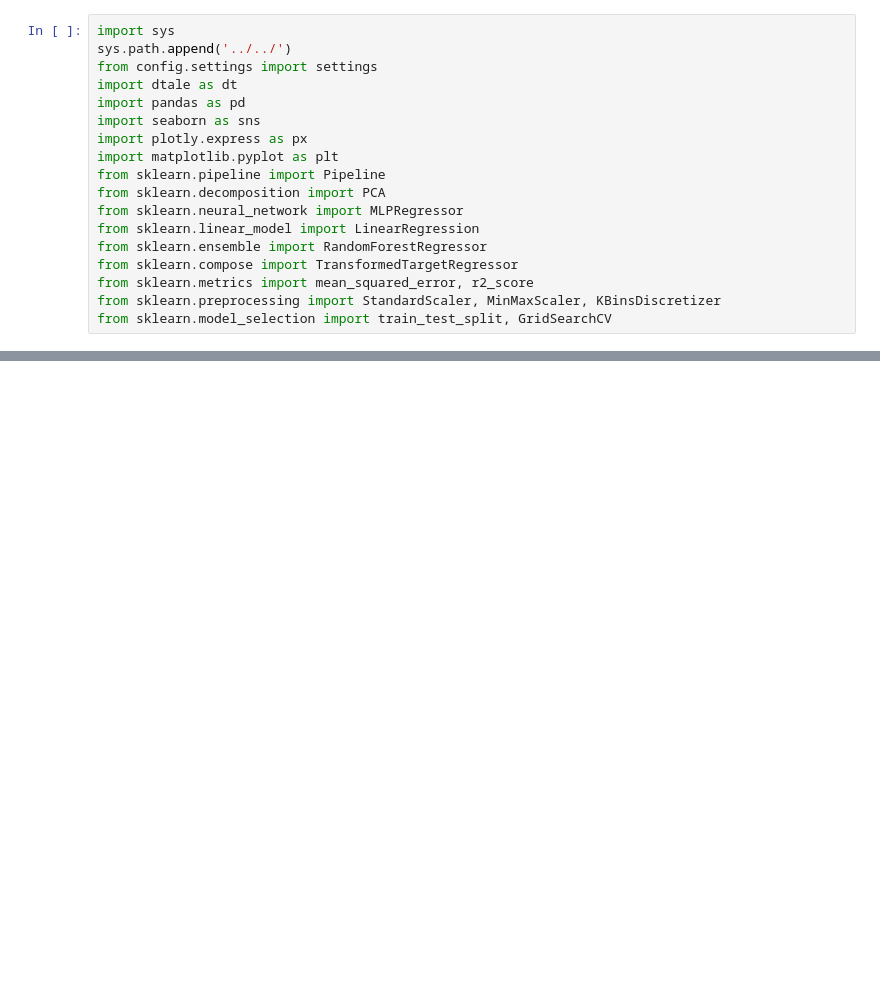
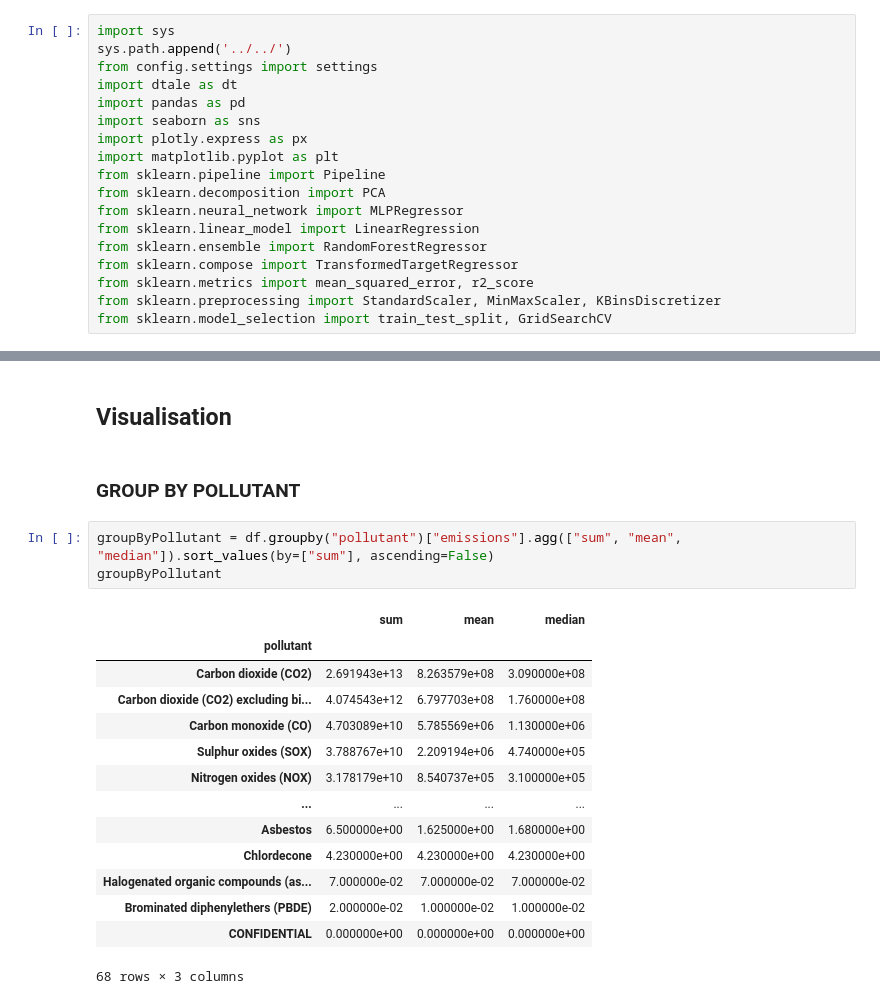
Before and after one commit to FanZy0127/environmental_impact, a Jupyter notebook: modules/Air/jupyter_main_air.ipynb, the cells around one changed output, grey strips where cells are left out. Saved outputs shown, nothing was run; the diff lists cells and outputs as text; blank space fills up the shorter version.

```diff
--- a/modules/Air/jupyter_main_air.ipynb
+++ b/modules/Air/jupyter_main_air.ipynb
@@ -26,0 +310,22 @@ df = pd.read_csv(data_F1_1)
+# %% [markdown]
+## Visualisation
+# %% [markdown]
+### GROUP BY POLLUTANT
+# %%
+groupByPollutant = df.groupby("pollutant")["emissions"].agg(["sum", "mean", "median"]).sort_values(by=["sum"], ascending=False)
+groupByPollutant
+# %% [output]
+|  | sum | mean | median |
+| pollutant |  |  |  |
+| Carbon dioxide (CO2) | 2.691943e+13 | 8.263579e+08 | 3.090000e+08 |
+| Carbon dioxide (CO2) excluding bi... | 4.074543e+12 | 6.797703e+08 | 1.760000e+08 |
+| Carbon monoxide (CO) | 4.703089e+10 | 5.785569e+06 | 1.130000e+06 |
+| Sulphur oxides (SOX) | 3.788767e+10 | 2.209194e+06 | 4.740000e+05 |
+| Nitrogen oxides (NOX) | 3.178179e+10 | 8.540737e+05 | 3.100000e+05 |
+| ... | ... | ... | ... |
+| Asbestos | 6.500000e+00 | 1.625000e+00 | 1.680000e+00 |
+| Chlordecone | 4.230000e+00 | 4.230000e+00 | 4.230000e+00 |
+| Halogenated organic compounds (as... | 7.000000e-02 | 7.000000e-02 | 7.000000e-02 |
+| Brominated diphenylethers (PBDE) | 2.000000e-02 | 1.000000e-02 | 1.000000e-02 |
+| CONFIDENTIAL | 0.000000e+00 | 0.000000e+00 | 0.000000e+00 |
+68 rows × 3 columns
```
Also changed, not shown: parts of 45 cells of this notebook, 1 other file.
